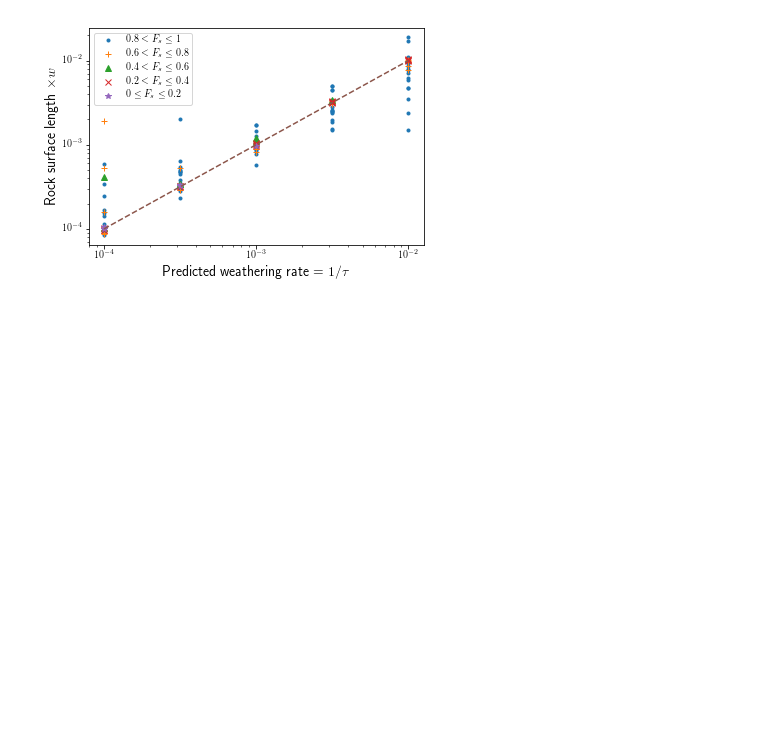
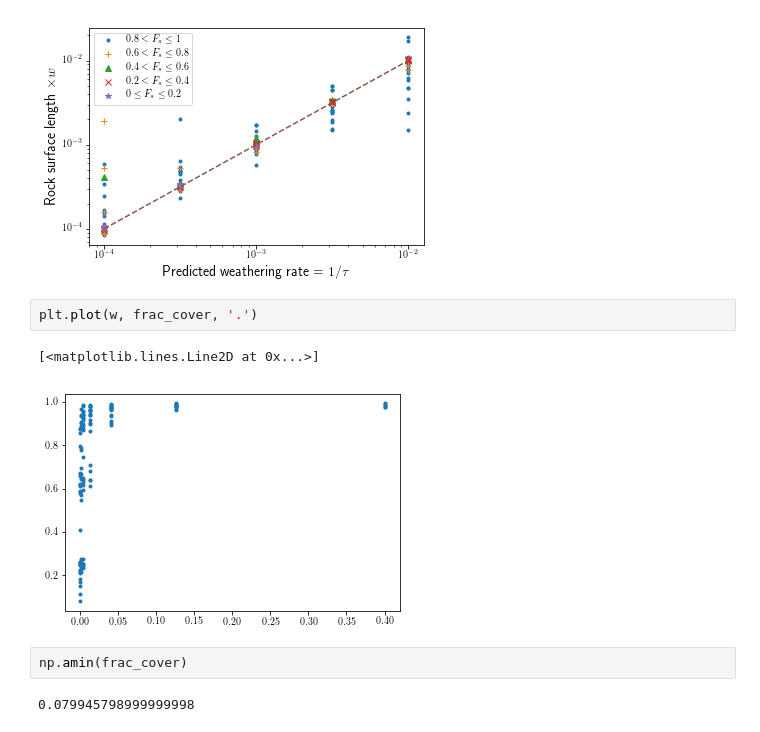
Before and after one commit to gregtucker/grain_hills, a Jupyter notebook: DataAnalysis/analysis_of_weathering_5x5x5_param_study.ipynb, the cells around one changed output. Cells and saved outputs as stored; diff of their text form; blank space fills up the shorter version.

```diff
--- a/DataAnalysis/analysis_of_weathering_5x5x5_param_study.ipynb
+++ b/DataAnalysis/analysis_of_weathering_5x5x5_param_study.ipynb
@@ -201,3 +215,12 @@ plt.legend((r'$0.8 < F_s \le 1$',
 plt.savefig('wxing_vs_uplift.pdf')
 # %% [output]
 [figure]
+# %%
+plt.plot(w, frac_cover, '.')
+# %% [output]
+[<matplotlib.lines.Line2D at 0x...>]
+[figure, added]
+# %%
+np.amin(frac_cover)
+# %% [output]
+0.079945798999999998
```
Also changed, not shown: parts of 6 cells of this notebook, 2 other files.
